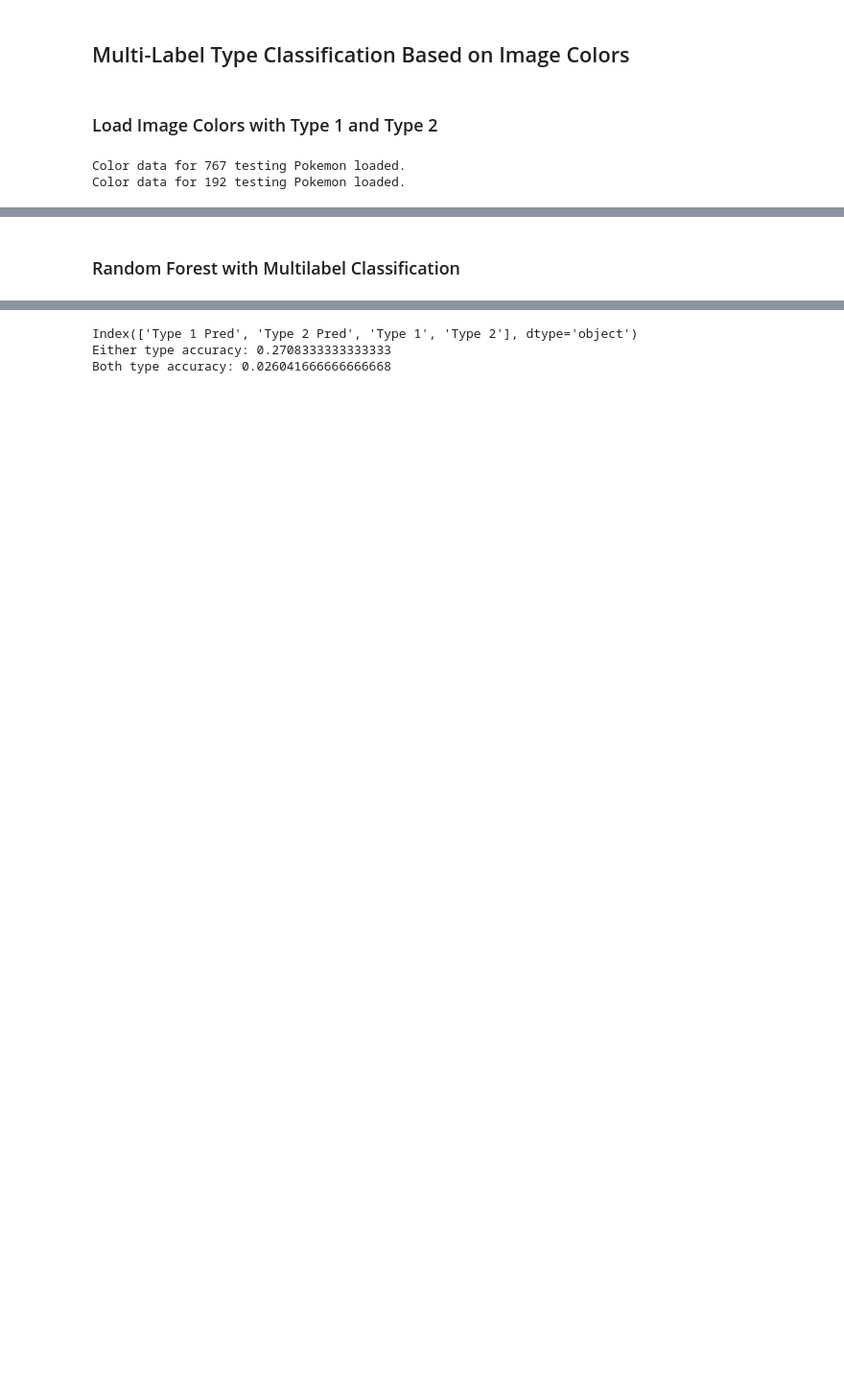
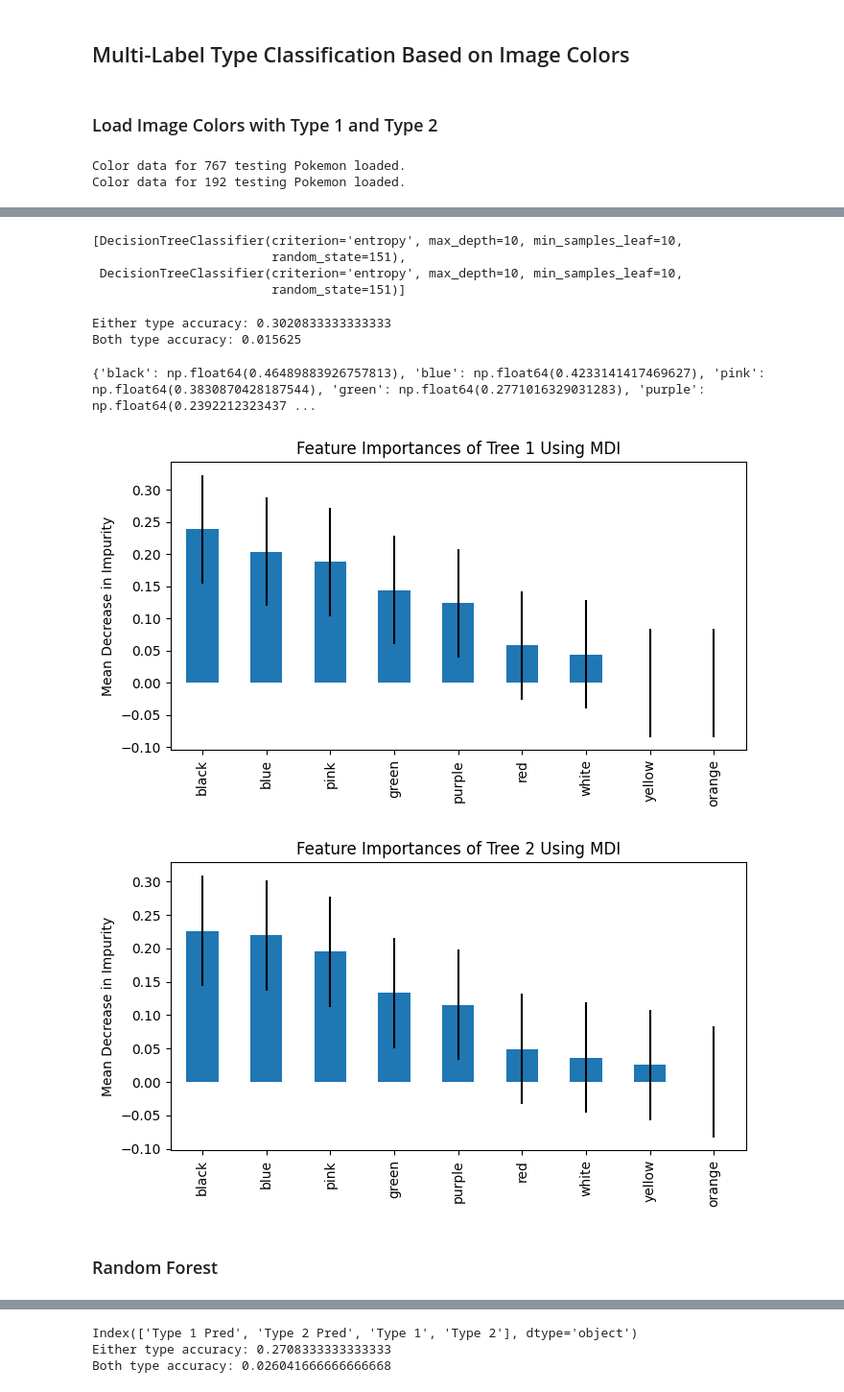
Before and after one commit to KyberCritter/Classify-Them-All, a Jupyter notebook: main.ipynb, the cells around one changed output, grey strips where cells are left out. Shown: that part at 96% size. Cells and saved outputs as stored; diff of their text form; code cells hidden in the pictures; blank space fills up the shorter version.

```diff
--- a/main.ipynb
+++ b/main.ipynb
@@ -199,3 +304,60 @@ X_colors_test[color_cols] = scaler.fit_transform(X_colors_test[color_cols])
+# %%
+dt_colors_model.best_estimator_.estimators_
+# %% [output]
+[DecisionTreeClassifier(criterion='entropy', max_depth=10, min_samples_leaf=10,
+                        random_state=151),
+ DecisionTreeClassifier(criterion='entropy', max_depth=10, min_samples_leaf=10,
+                        random_state=151)]
+# %%
+dt_colors_pred = pd.DataFrame(dt_colors_model.predict(X_colors_test), columns=["Type 1 Pred", "Type 2 Pred"])
+
+acc_either = either_accuracy_score(dt_colors_pred, y_colors_test)
+acc_both = both_accuracy_score(dt_colors_pred, y_colors_test)
+
+print(f"Either type accuracy: {acc_either}")
+print(f"Both type accuracy: {acc_both}")
+# %% [output]
+Either type accuracy: 0.3020833333333333
+Both type accuracy: 0.015625
+# %%
+# Add feature importances for each tree
+colors_feature_importances = {}
+for i, tree in enumerate(dt_colors_model.best_estimator_.estimators_):
+    feature_names = X_colors_train.columns.tolist()
+    feature_importances = pd.Series(sorted(tree.feature_importances_, reverse=True), index=feature_names)
+    for f in feature_names:
+        if f in colors_feature_importances:
+            colors_feature_importances[f] += feature_importances[f]
+        else:
+            colors_feature_importances[f] = feature_importances[f]
+
+print(colors_feature_importances)
+most_important_colors_features = sorted(list(colors_feature_importances.keys()), key=lambda x: colors_feature_importances.get(x), reverse=True)
+# %% [output]
+{'black': np.float64(0.46489883926757813), 'blue': np.float64(0.4233141417469627), 'pink': np.float64(0.3830870428187544), 'green': np.float64(0.2771016329031283), 'purple': np.float64(0.2392212323437 ...
+# %%
+# Extract most important features
+import matplotlib.pyplot as plt
+import numpy as np
+import pandas as pd
+
+for i, tree in enumerate(dt_colors_model.best_estimator_.estimators_):
+    std = np.std(tree.feature_importances_, axis=0)
+
+    feature_names = X_colors_train.columns.tolist()
+    feature_importances = pd.Series(sorted(tree.feature_importances_, reverse=True), index=feature_names)
+
+    fig = plt.figure(figsize=(6, 3))
+    axes = fig.add_axes(rect=(0, 0, 1, 1))
+
+    feature_importances.plot.bar(yerr=std, ax=axes)
+    axes.set_title(f"Feature Importances of Tree {i+1} Using MDI")
+    axes.set_ylabel("Mean Decrease in Impurity")
+
+    plt.show()
+# %% [output]
+[figure, added]
+[figure, added]
 # %% [markdown]
-### Random Forest with Multilabel Classification
+### Random Forest
 # %%
```
Also changed, not shown: parts of 22 cells of this notebook, 1 other file.
